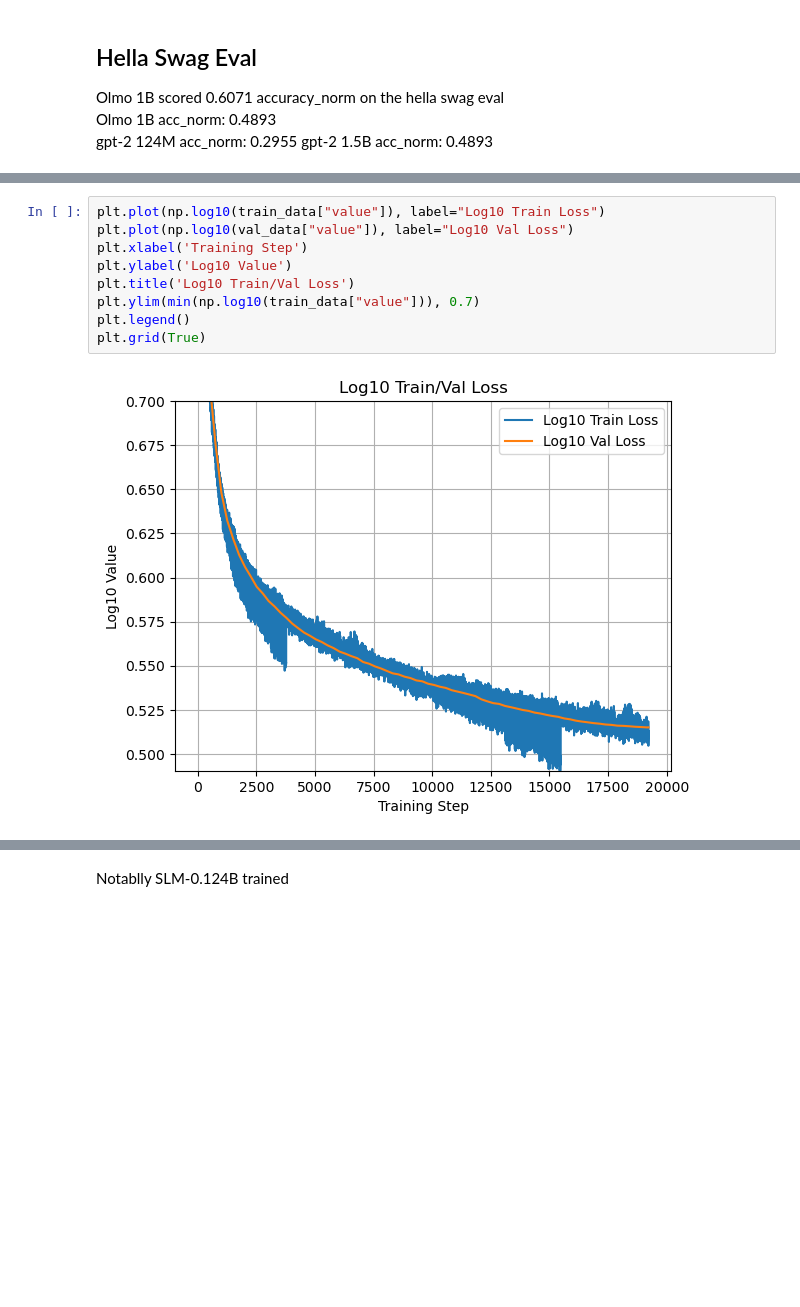
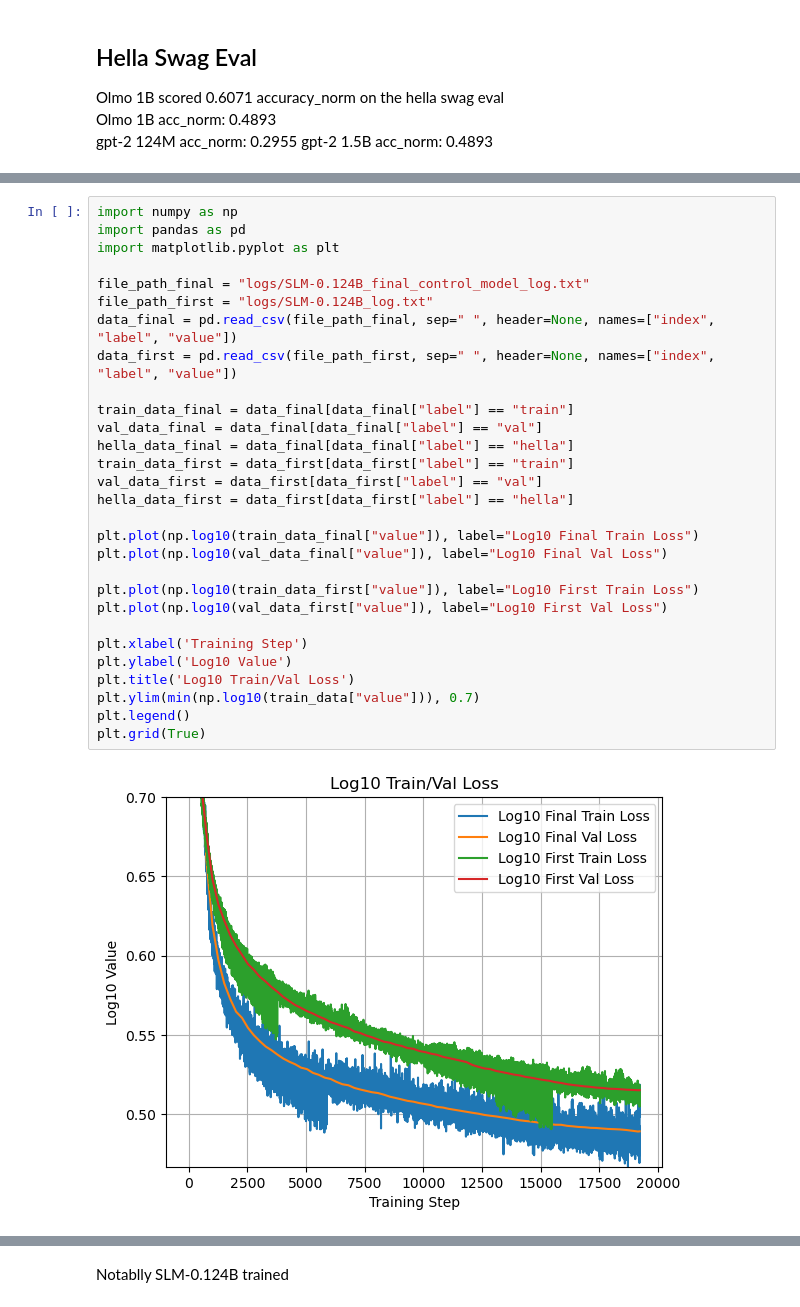
Before and after one commit to hachoj/ImportantProjects, a Jupyter notebook: LLMs/SLM/knowledge_distilation.ipynb, the cells around one changed output, grey strips where cells are left out. Saved outputs shown, nothing was run; the diff lists cells and outputs as text; blank space fills up the shorter version.

```diff
--- a/LLMs/SLM/knowledge_distilation.ipynb
+++ b/LLMs/SLM/knowledge_distilation.ipynb
@@ -60,12 +23,32 @@ plt.show()
 # %%
-plt.plot(np.log10(train_data["value"]), label="Log10 Train Loss")
-plt.plot(np.log10(val_data["value"]), label="Log10 Val Loss")
+import numpy as np
+import pandas as pd
+import matplotlib.pyplot as plt
+
+file_path_final = "logs/SLM-0.124B_final_control_model_log.txt"
+file_path_first = "logs/SLM-0.124B_log.txt"
+data_final = pd.read_csv(file_path_final, sep=" ", header=None, names=["index", "label", "value"])
+data_first = pd.read_csv(file_path_first, sep=" ", header=None, names=["index", "label", "value"])
+
+train_data_final = data_final[data_final["label"] == "train"]
+val_data_final = data_final[data_final["label"] == "val"]
+hella_data_final = data_final[data_final["label"] == "hella"]
+train_data_first = data_first[data_first["label"] == "train"]
+val_data_first = data_first[data_first["label"] == "val"]
+hella_data_first = data_first[data_first["label"] == "hella"]
+
+plt.plot(np.log10(train_data_final["value"]), label="Log10 Final Train Loss")
+plt.plot(np.log10(val_data_final["value"]), label="Log10 Final Val Loss")
+
+plt.plot(np.log10(train_data_first["value"]), label="Log10 First Train Loss")
+plt.plot(np.log10(val_data_first["value"]), label="Log10 First Val Loss")
+
 plt.xlabel('Training Step')
 plt.ylabel('Log10 Value')
 plt.title('Log10 Train/Val Loss')
 plt.ylim(min(np.log10(train_data["value"])), 0.7)
 plt.legend()
 plt.grid(True)
 # %% [output]
-[figure, old version]
+[figure, new version]
 # %%
```
Also changed, not shown: parts of 2 cells of this notebook.
